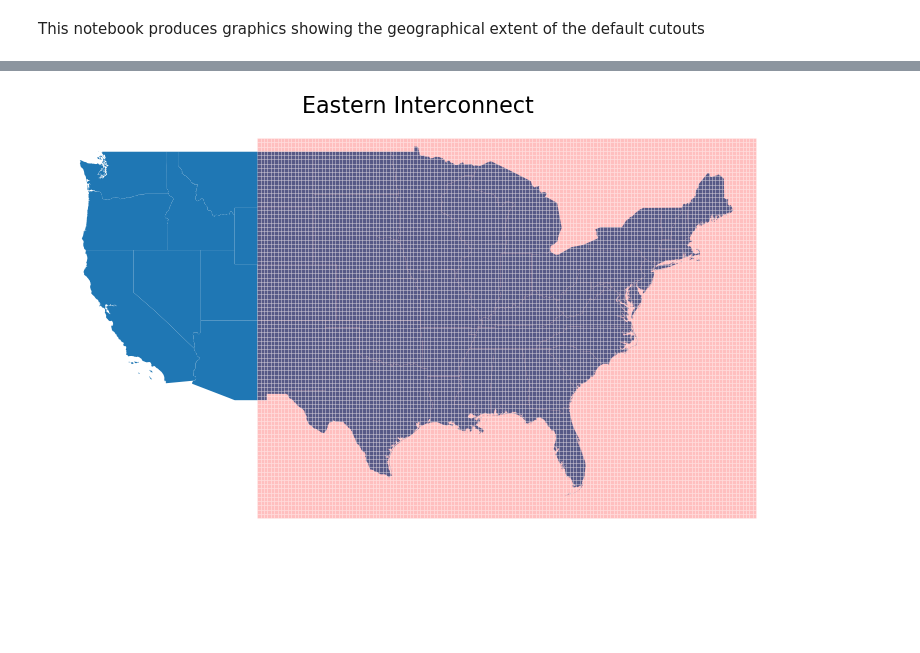
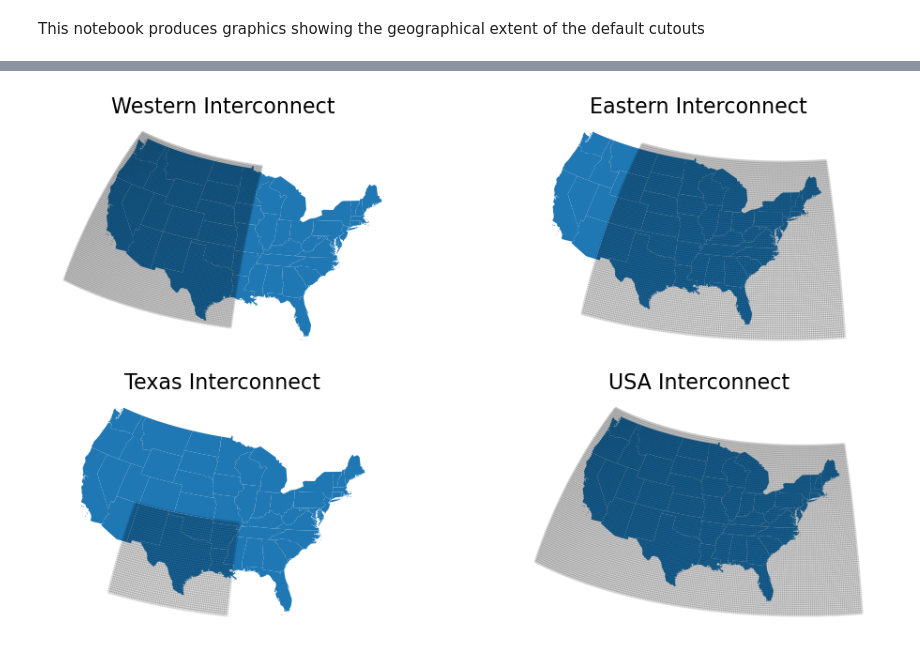
Before and after one commit to PyPSA/pypsa-usa, a Jupyter notebook: workflow/notebooks/build_cutout.ipynb, the cells around one changed output, grey strips where cells are left out. Saved outputs shown, nothing was run; the diff lists cells and outputs as text; code cells hidden in the pictures; blank space fills up the shorter version.

```diff
--- a/workflow/notebooks/build_cutout.ipynb
+++ b/workflow/notebooks/build_cutout.ipynb
@@ -53,7 +39,50 @@ plot_cutout(cutout_texas, gdf_states, "Texas Interconnect")
-# %%
-plot_cutout(cutout_eastern, gdf_states, "Eastern Interconnect")
-# %% [output]
-[figure, removed]
+# %%
+def plot_cutout(ax, cutout, states, title):
+    cells = cutout.grid
+    country_bound = gpd.GeoSeries(cells.unary_union)
+    plot_grid_dict = dict(
+        alpha=0.1,
+        edgecolor="k",
+        zorder=4,
+        aspect="equal",
+        facecolor="None",
+        transform=plate(),
+    )
+    states.plot(ax=ax, zorder=1, transform=plate())
+    cells.plot(ax=ax, **plot_grid_dict)
+    # country_bound.plot(ax=ax, edgecolor="orange", facecolor="None", transform=plate())
+    ax.set_title(title, fontsize = 16)
+    ax.axis('off')
+    # cutout.grid.plot(edgecolor="white",linewidth=1,alpha=0.5, ax=ax)
+# %%
+projection = ccrs.Orthographic(-75, 25)
+fig, axs = plt.subplots(nrows=2, ncols=2, subplot_kw={'projection': projection}, figsize=(12,7))
+plot_cutout(
+    ax=axs[0,0],
+    cutout=atlite.Cutout(cutout_western),
+    states=gdf_states,
+    title="Western Interconnect"
+)
+plot_cutout(
+    ax=axs[0,1],
+    cutout=atlite.Cutout(cutout_eastern),
+    states=gdf_states,
+    title="Eastern Interconnect"
+)
+plot_cutout(
+    ax=axs[1,0],
+    cutout=atlite.Cutout(cutout_texas),
+    states=gdf_states,
+    title="Texas Interconnect"
+)
+plot_cutout(
+    ax=axs[1,1],
+    cutout=atlite.Cutout(cutout_usa),
+    states=gdf_states,
+    title="USA Interconnect"
+)
+# %% [output]
+[figure, added]
 # %%
 units_mapper = {
     "height":"m",
```
Also changed, not shown: parts of 6 cells of this notebook.
